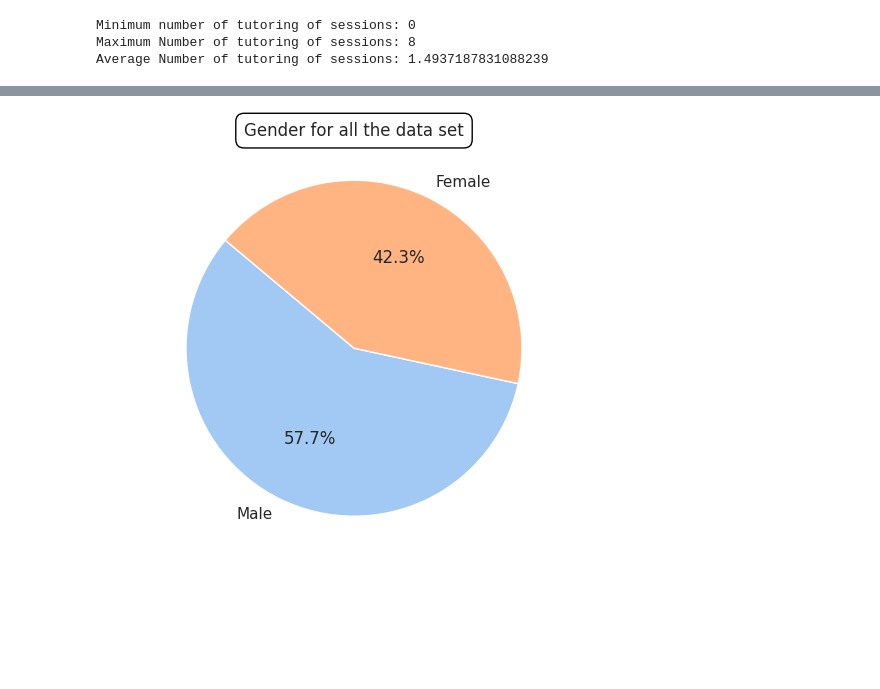
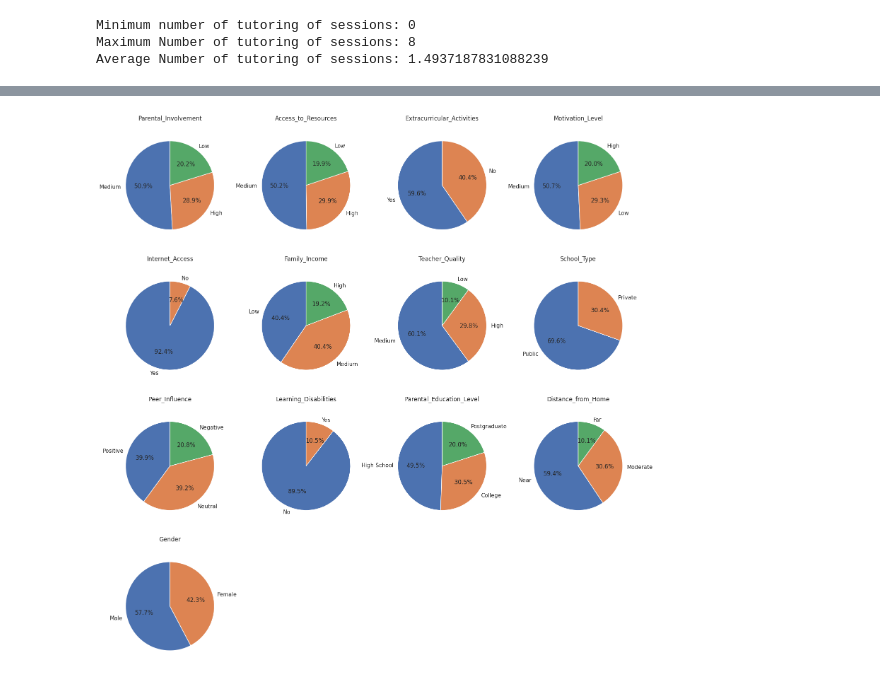
Before and after one commit to yehabdelaziz/Student-Performance-Factors, a Jupyter notebook: data_exploration.ipynb, the cells around one changed output, grey strips where cells are left out. Saved outputs shown, nothing was run; the diff lists cells and outputs as text; code cells hidden in the pictures; blank space fills up the shorter version.

```diff
--- a/data_exploration.ipynb
+++ b/data_exploration.ipynb
@@ -647,22 +407,35 @@ plt.show()
-# %%
-# Set seaborn style
-sns.set(style="whitegrid")
-
-# Extract data from DataFrame
-category_counts = df['Gender'].value_counts()
-labels = category_counts.index
-sizes = category_counts.values
-# Create the pie chart
-plt.pie(sizes, labels=labels, autopct='%1.1f%%', startangle=140,colors=sns.color_palette('pastel'))
-
-# Equal aspect ratio ensures that pie is drawn as a circle
-plt.axis('equal')
-
-# Add a title
-plt.title('Gender for all the data set',pad='20', bbox=dict(facecolor='white', edgecolor='black', boxstyle='round,pad=0.5'))
-
-
-# Show the plot
-plt.show()
-# %% [output]
-[figure, removed]
+# %%
+# Define a function to create pie charts for each categorical variable
+
+def plot_pie_charts(dataframe):
+    categorical_columns = dataframe.select_dtypes(include='object').columns
+    num_columns = len(categorical_columns)
+
+    # Set up the grid for subplots: let's use 4 columns and calculate rows automatically
+    cols = 4  # Number of columns in the grid
+    rows = (num_columns + cols - 1) // cols  # Calculate the number of rows needed
+
+    # Set up the figure
+    fig, axes = plt.subplots(rows, cols, figsize=(16, 4 * rows))
+
+    # Flatten axes to 1D if there are multiple rows
+    axes = axes.flatten()
+
+    for i, column in enumerate(categorical_columns):
+        counts = dataframe[column].value_counts()
+        axes[i].pie(counts, labels=counts.index, autopct='%1.1f%%', startangle=90)
+        axes[i].set_title(f'{column}')
+        axes[i].axis('equal')  # Equal aspect ratio ensures the pie is drawn as a circle
+
+    # Hide any empty subplots (if fewer than the total grid size)
+    for j in range(i + 1, len(axes)):
+        axes[j].axis('off')
+
+    # Adjust layout
+    plt.tight_layout()
+    plt.show()
+
+# Call the function to plot pie charts
+plot_pie_charts(df)
+# %% [output]
+[figure, added]
```
Also changed, not shown: parts of 14 cells of this notebook.
